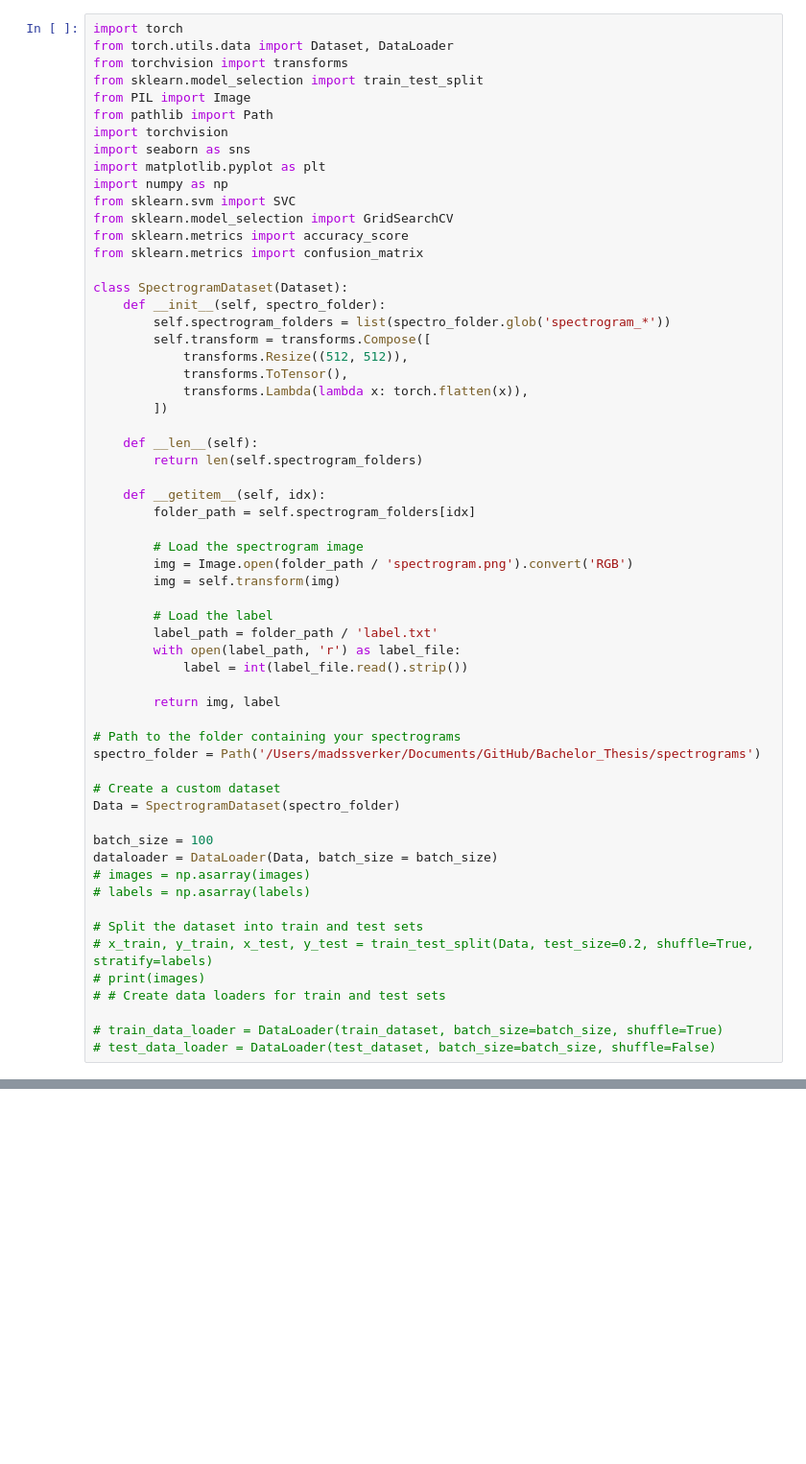
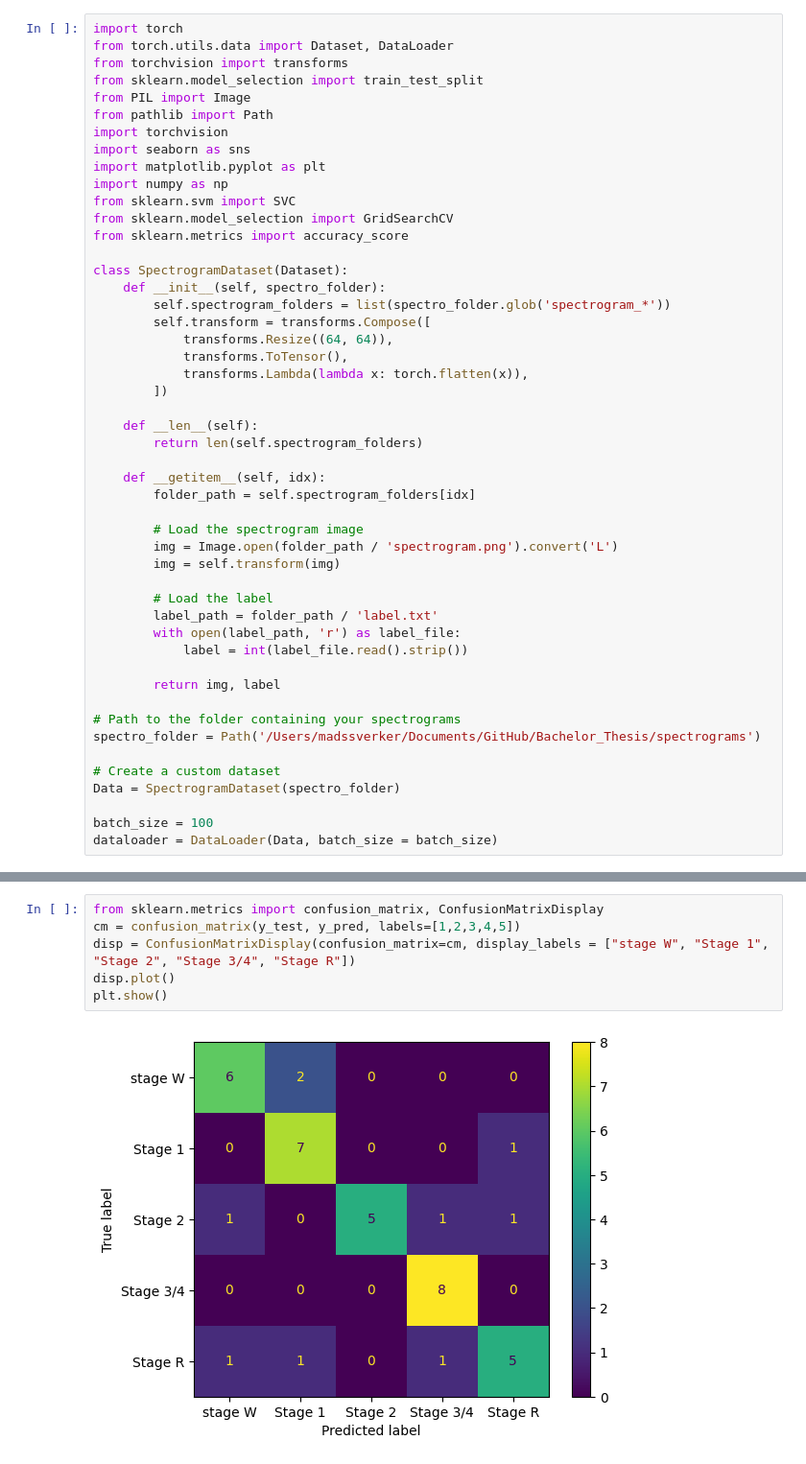
Before and after one commit to msverker/Bachelor_Thesis, a Jupyter notebook: SVM_Classifier.ipynb, the cells around one changed output, grey strips where cells are left out. Shown at 96% size. Drawn from its saved outputs; the diff is of its cells as text; blank space fills up the shorter version.

```diff
--- a/SVM_Classifier.ipynb
+++ b/SVM_Classifier.ipynb
@@ -12,13 +12,12 @@ import numpy as np
 from sklearn.svm import SVC
 from sklearn.model_selection import GridSearchCV
 from sklearn.metrics import accuracy_score
-from sklearn.metrics import confusion_matrix
 
 class SpectrogramDataset(Dataset):
     def __init__(self, spectro_folder):
         self.spectrogram_folders = list(spectro_folder.glob('spectrogram_*'))
         self.transform = transforms.Compose([
-            transforms.Resize((512, 512)),
+            transforms.Resize((64, 64)),
             transforms.ToTensor(),
             transforms.Lambda(lambda x: torch.flatten(x)),
         ])
@@ -30,7 +29,7 @@ class SpectrogramDataset(Dataset):
         folder_path = self.spectrogram_folders[idx]
 
         # Load the spectrogram image
-        img = Image.open(folder_path / 'spectrogram.png').convert('RGB')
+        img = Image.open(folder_path / 'spectrogram.png').convert('L')
         img = self.transform(img)
 
         # Load the label
@@ -48,16 +47,6 @@ Data = SpectrogramDataset(spectro_folder)
 
 batch_size = 100
 dataloader = DataLoader(Data, batch_size = batch_size)
-# images = np.asarray(images)
-# labels = np.asarray(labels)
-
-# Split the dataset into train and test sets
-# x_train, y_train, x_test, y_test = train_test_split(Data, test_size=0.2, shuffle=True, stratify=labels)
-# print(images)
-# # Create data loaders for train and test sets
-
-# train_data_loader = DataLoader(train_dataset, batch_size=batch_size, shuffle=True)
-# test_data_loader = DataLoader(test_dataset, batch_size=batch_size, shuffle=False)
 # %%
 for batch in dataloader:
     images, labels = batch
@@ -96,0 +104,8 @@ print(cm)
+# %%
+from sklearn.metrics import confusion_matrix, ConfusionMatrixDisplay
+cm = confusion_matrix(y_test, y_pred, labels=[1,2,3,4,5])
+disp = ConfusionMatrixDisplay(confusion_matrix=cm, display_labels = ["stage W", "Stage 1", "Stage 2", "Stage 3/4", "Stage R"])
+disp.plot()
+plt.show()
+# %% [output]
+[figure, added]
```
Also changed, not shown: parts of 4 cells of this notebook, 2 other files.
